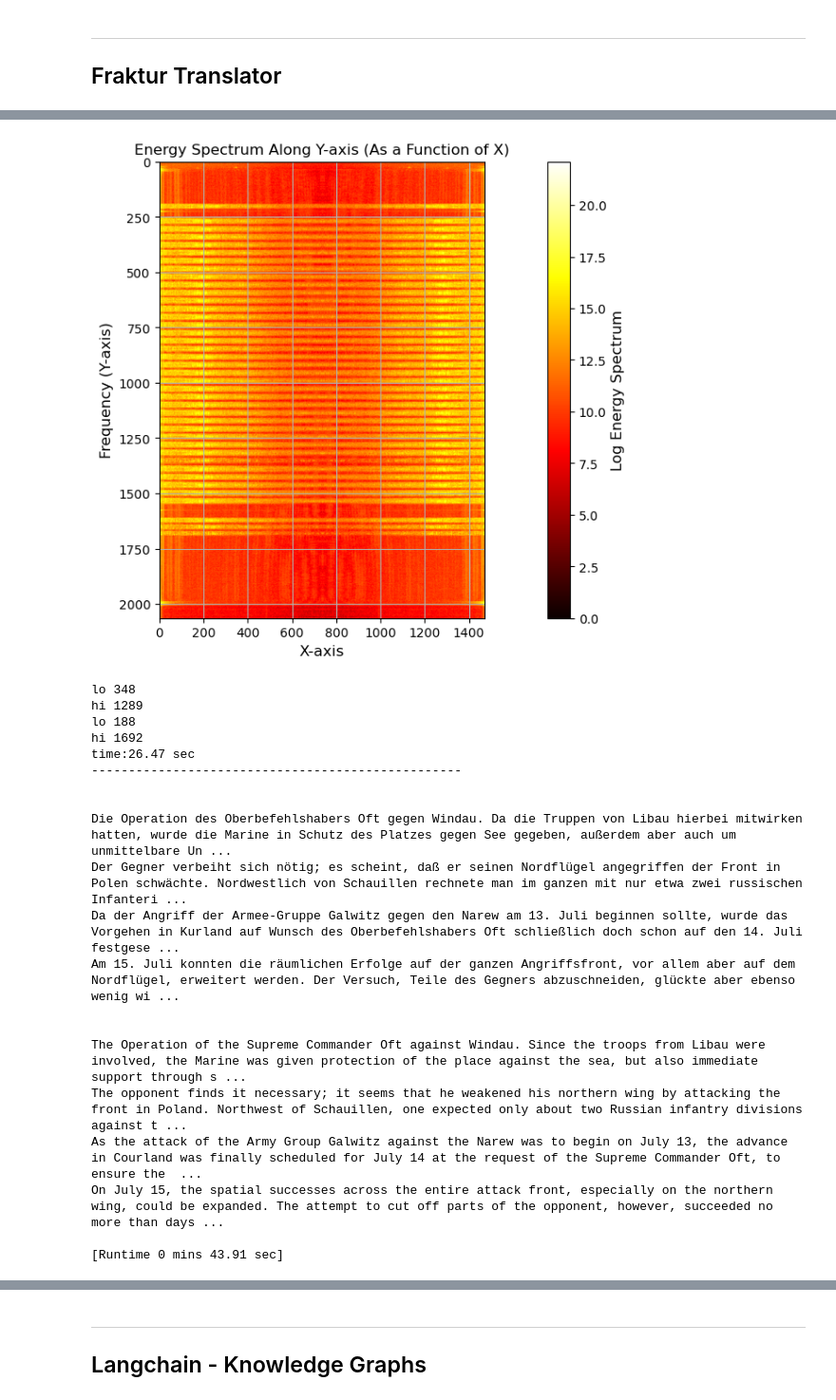
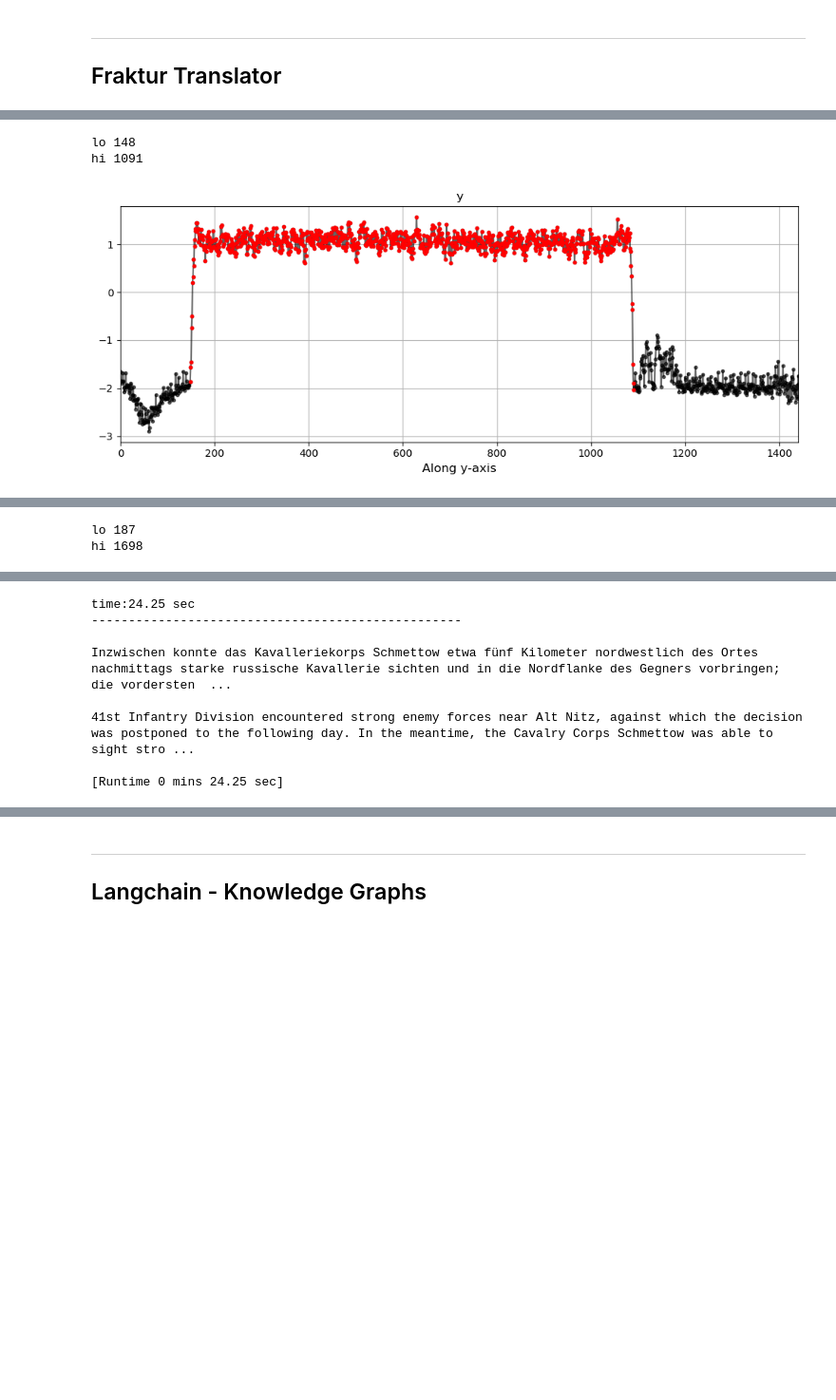
Before and after one commit to ozkansafak/fraktur, a Jupyter notebook: main_fraktur.ipynb, the cells around one changed output, grey strips where cells are left out. Shown at 95% size. Saved outputs shown, nothing was run; the diff lists cells and outputs as text; code cells hidden in the pictures; blank space fills up the shorter version.

```diff
--- a/main_fraktur.ipynb
+++ b/main_fraktur.ipynb
@@ -217,22 +352,33 @@ total = 0
 model_name = "gpt-4o-mini-2024-07-18" # "gpt-4o-2024-08-06", "gpt-4o-mini-2024-07-18"]
 plotter = True
 
-for i, fname in enumerate(fnames[2:3]):
+for i, fname in enumerate(fnames[3:4]):
     start = time.time()
     pageno = re.search(r'page_(.*?)\.pdf', fname, re.DOTALL).group(1)
     print(f"{'-'*50}\npage:{pageno} ({i}/{len(fnames)-1}) ",end="")
 
+    # Load image
     image = convert_from_path(fname)[0]
+    arr = np.array(image)
 
-    # crop image according to its Fourier frequency spectrum.
-    arr = np.array(image)
-    log_spectrumx, log_spectrumy = compute_log_spectrum(arr, plotter=plotter)
-    x_lo, x_hi = extract_image_bbox(log_spectrumy, 'y', plotter=plotter)
-    y_lo, y_hi = extract_image_bbox(log_spectrumx, 'x', plotter=plotter)
+    # Compute log spectrum along the y-axis.
+    log_spectrum_y = compute_log_spectrum_1d(arr, axis=0, plotter=plotter)
+
+    # Get the bounding box pixel coordinates in x-axis.
+    x_lo, x_hi = extract_image_bbox(log_spectrum_y, axis_name='y', plotter=plotter)
+
+    # Compute log spectrum along the X-axis
+    log_spectrum_x = compute_log_spectrum_1d(arr[:, x_lo:x_hi], axis=1, plotter=plotter)
+
+    # get the bounding box pixel coordinates.
+    y_lo, y_hi = extract_image_bbox(log_spectrum_x, axis_name='x', plotter=plotter)
+
+    # get cropped image
+    cropped_image = Image.fromarray(arr[y_lo:y_hi, x_lo:x_hi])
+
     save_images(y_lo, y_hi, x_lo, x_hi, arr, pageno)
 
     # convert to base64 to upload to OpenAI API
-    cropped_image = Image.fromarray(arr[y_lo:y_hi, x_lo:x_hi])
     base64_image = encode_image(cropped_image)
 
     response = requests.post("https://api.openai.com/v1/chat/completions",
@@ -260,21 +406,3 @@ page:458 (0/83)
+lo 148
+hi 1091
-[figure, old version]
+[figure, new version]
-lo 348
-hi 1289
-lo 188
-hi 1692
-time:26.47 sec
---------------------------------------------------
-
-
-Die Operation des Oberbefehlshabers Oft gegen Windau. Da die Truppen von Libau hierbei mitwirken hatten, wurde die Marine in Schutz des Platzes gegen See gegeben, außerdem aber auch um unmittelbare Un ...
-Der Gegner verbeiht sich nötig; es scheint, daß er seinen Nordflügel angegriffen der Front in Polen schwächte. Nordwestlich von Schauillen rechnete man im ganzen mit nur etwa zwei russischen Infanteri ...
-Da der Angriff der Armee-Gruppe Galwitz gegen den Narew am 13. Juli beginnen sollte, wurde das Vorgehen in Kurland auf Wunsch des Oberbefehlshabers Oft schließlich doch schon auf den 14. Juli festgese ...
-Am 15. Juli konnten die räumlichen Erfolge auf der ganzen Angriffsfront, vor allem aber auf dem Nordflügel, erweitert werden. Der Versuch, Teile des Gegners abzuschneiden, glückte aber ebenso wenig wi ...
-
-
-The Operation of the Supreme Commander Oft against Windau. Since the troops from Libau were involved, the Marine was given protection of the place against the sea, but also immediate support through s ...
-The opponent finds it necessary; it seems that he weakened his northern wing by attacking the front in Poland. Northwest of Schauillen, one expected only about two Russian infantry divisions against t ...
-As the attack of the Army Group Galwitz against the Narew was to begin on July 13, the advance in Courland was finally scheduled for July 14 at the request of the Supreme Commander Oft, to ensure the  ...
-On July 15, the spatial successes across the entire attack front, especially on the northern wing, could be expanded. The attempt to cut off parts of the opponent, however, succeeded no more than days ...
-
-[Runtime 0 mins 43.91 sec]
@@ -281,0 +410,2 @@ On July 15, the spatial successes across the entire attack front, especially on
+lo 187
+hi 1698
@@ -283,3 +413,11 @@ On July 15, the spatial successes across the entire attack front, especially on
+time:24.25 sec
+--------------------------------------------------
+
+Inzwischen konnte das Kavalleriekorps Schmettow etwa fünf Kilometer nordwestlich des Ortes nachmittags starke russische Kavallerie sichten und in die Nordflanke des Gegners vorbringen; die vordersten  ...
+
+41st Infantry Division encountered strong enemy forces near Alt Nitz, against which the decision was postponed to the following day. In the meantime, the Cavalry Corps Schmettow was able to sight stro ...
+
+[Runtime 0 mins 24.25 sec]
 # %%
 plt.imshow(image); plt.gca().axis('off')
 plt.figure()
```
Also changed, not shown: parts of 8 cells of this notebook.
